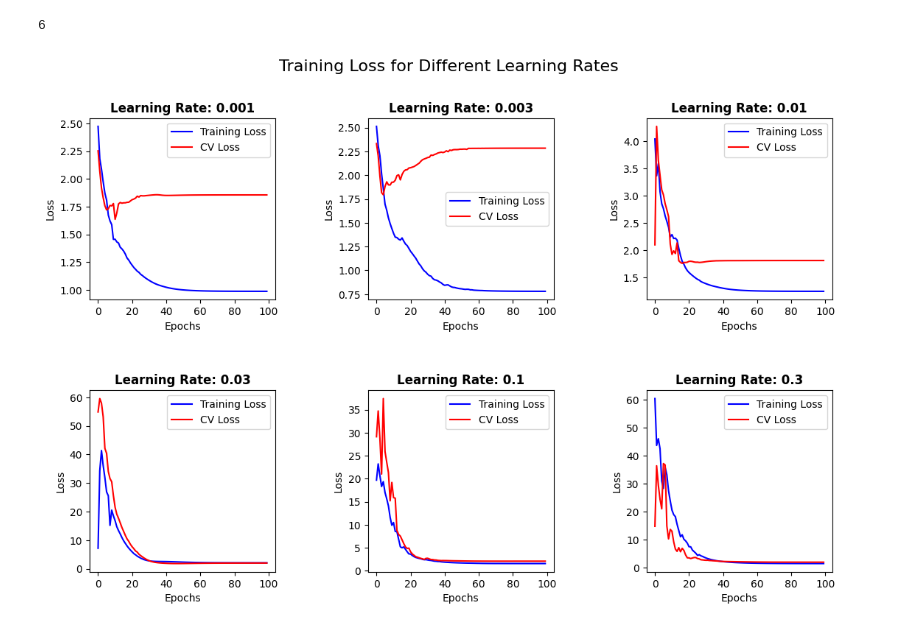
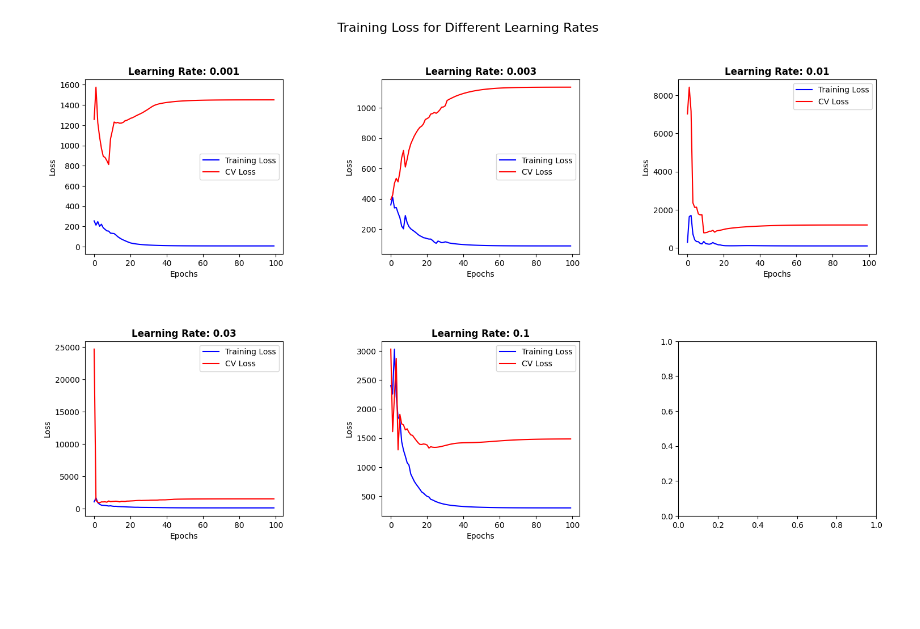
Before and after one commit to Savith-02/notebooks, a Jupyter notebook: rnn_intent_classifier/rnn_intent_classifier.ipynb, the cells around one changed output. Saved outputs shown, nothing was run; the diff lists cells and outputs as text; code cells hidden in the pictures; blank space fills up the shorter version.

```diff
--- a/rnn_intent_classifier/rnn_intent_classifier.ipynb
+++ b/rnn_intent_classifier/rnn_intent_classifier.ipynb
@@ -17,0 +22,7 @@ print(dataset[:10])
+# %%
+intent_counts = {}
+for intent, _ in dataset:
+    if intent not in intent_counts:
+        intent_counts[intent] = 0
+    intent_counts[intent] += 1
+print(intent_counts)
@@ -20,6 +33,7 @@ import torch
 import torch.nn as nn
 import torch.optim as optim
 import matplotlib.pyplot as plt
+import torch.optim as optim
 
 
 # Define the vocabulary
@@ -28,7 +42,7 @@ char_to_index = {char: i for i, char in enumerate(all_chars)}
 index_to_char = {i: char for char, i in char_to_index.items()}
 num_chars = len(all_chars)
 
-all_intents = set(intent for intent, _ in dataset)
+all_intents = set(intent for intent, _ in dataset[1:])
 intent_to_index = {intent: i for i, intent in enumerate(all_intents)}
 index_to_intent = {i: intent for intent, i in intent_to_index.items()}
 num_intents = len(all_intents)
@@ -151,7 +156,8 @@ def train_rnn(model, training_data, cv_data, intent_to_tensor, sentence_to_tenso
             total_loss += loss.item()
 
         scheduler.step()
-        losses.append(total_loss / training_dataset_len)
+        # losses.append(total_loss / training_dataset_len)
+        losses.append(total_loss)
         if (epoch + 1) % 10 == 0:
             print(f"Epoch {epoch+1}/{epochs}, Loss: {total_loss}")
 
@@ -164,7 +170,7 @@ def train_rnn(model, training_data, cv_data, intent_to_tensor, sentence_to_tenso
               loss = loss_function(output, intent_tensor)
               total_cv_loss += loss.item()
 
-          cv_losses.append(total_cv_loss / cv_dataset_len)
+          cv_losses.append(total_cv_loss)
 
     # Plot the loss
     # plt.plot(losses)
@@ -176,12 +182,9 @@ def train_rnn(model, training_data, cv_data, intent_to_tensor, sentence_to_tenso
     return losses, cv_losses
 # %%
 losses_container = []
-learning_rates = [0.001, 0.003, 0.01, 0.03, 0.1, 0.3]
+learning_rates = [0.001, 0.003, 0.01, 0.03, 0.1]
 num = len(learning_rates)
 
-split = round(len(dataset) * 60 / 100)
-training_data = dataset[:split]
-cv_data = dataset[split:]
 
 for i in range(num):
   loss_arr, cv_loss_arr = train_rnn(
@@ -217,4 +219,0 @@ Epoch 100/100, Loss: 364.5556799237129
-# %%
-len(losses_container)
-# %% [output]
-6
@@ -221,20 +222,22 @@ len(losses_container)
 # %%
-fig, ax = plt.subplots(2, 3, figsize=(13, 8))
+fig, ax = plt.subplots(2, 3, figsize=(18, 10))
 fig.suptitle('Training Loss for Different Learning Rates', fontsize=16)
 
 for i in range(2):
     for j in range(3):
-        ax[i][j].plot(losses_container[i * 3 + j][0], label='Training Loss', color='b')
-        ax[i][j].plot(losses_container[i * 3 + j][1], label='CV Loss', color='r')
-        ax[i][j].set_title(f'Learning Rate: {learning_rates[i * 3 + j]}', fontsize=12, fontweight='bold')
-        ax[i][j].set_xlabel('Epochs')
-        ax[i][j].set_ylabel('Loss')
-        ax[i][j].legend()
+      if i == 1 and j == 2:
+        continue
+      ax[i][j].plot(losses_container[i * 3 + j][0], label='Training Loss', color='b')
+      ax[i][j].plot(losses_container[i * 3 + j][1], label='CV Loss', color='r')
+      ax[i][j].set_title(f'Learning Rate: {learning_rates[i * 3 + j]}', fontsize=12, fontweight='bold')
+      ax[i][j].set_xlabel('Epochs')
+      ax[i][j].set_ylabel('Loss')
+      ax[i][j].legend()
 
 plt.subplots_adjust(wspace=0.5, hspace=0.5)
 plt.show()
 # %% [output]
-[figure, old version]
+[figure, new version]
 # %%
 # Test the model
 def predict_intent(sentence):
```
Also changed, not shown: parts of 16 cells of this notebook.
